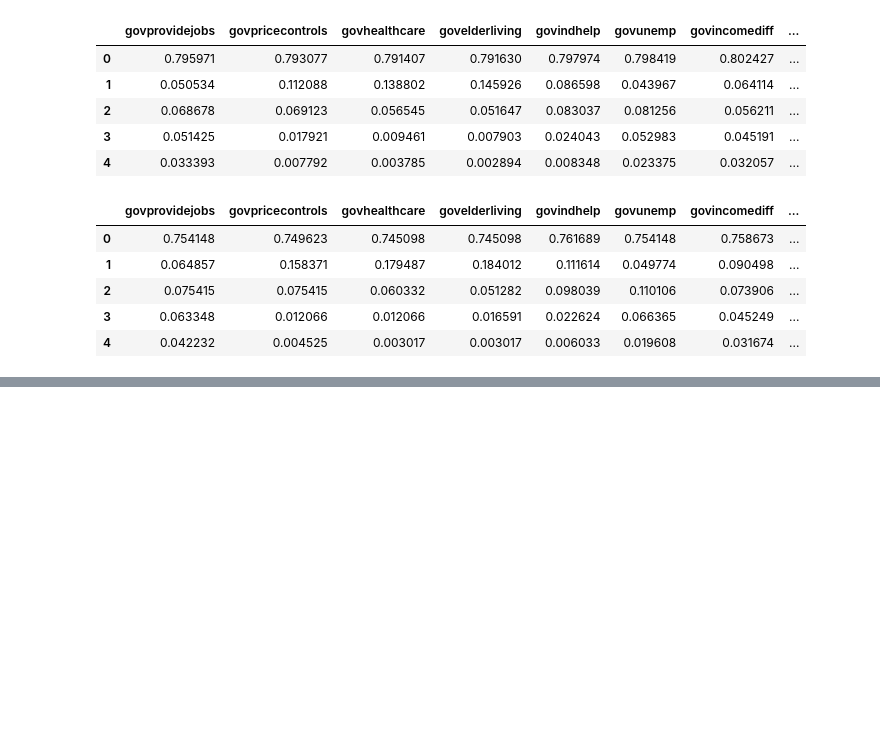
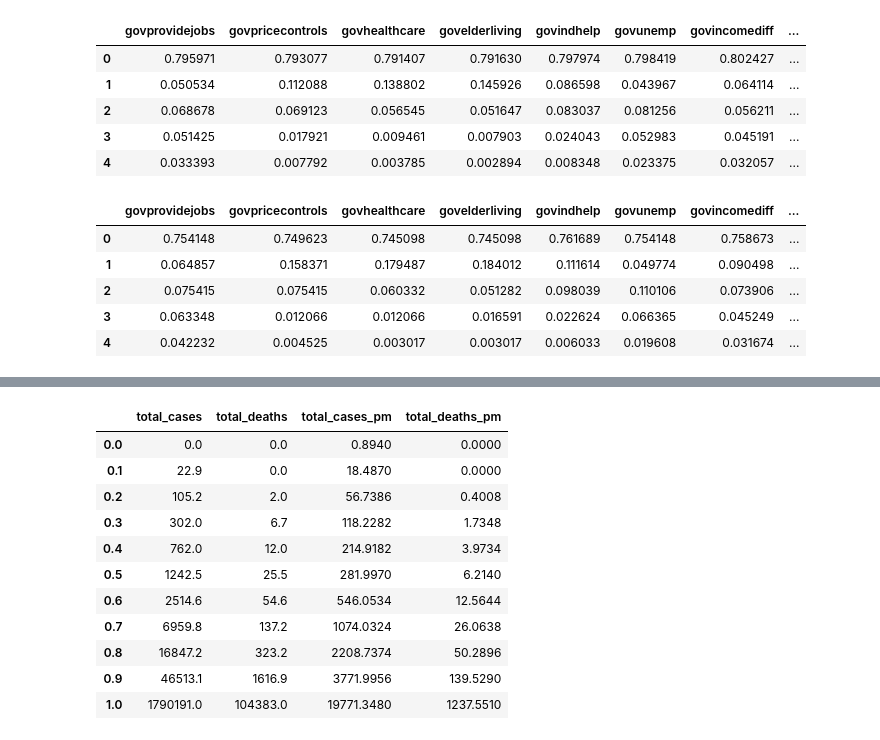
Before and after one commit to Marcin-Lewandowski-w-wa/Cheatsheet, a Jupyter notebook: czyszczenie_danych.ipynb, the cells around one changed output, grey strips where cells are left out. Saved outputs shown, nothing was run; the diff lists cells and outputs as text; code cells hidden in the pictures; blank space fills up the shorter version.

```diff
--- a/czyszczenie_danych.ipynb
+++ b/czyszczenie_danych.ipynb
@@ -895,0 +947,17 @@ nls97.query("maritalstatus == 1").filter(like = 'gov').apply(lambda x : x.value_
+# %%
+vars = ['total_cases', 'total_deaths', 'total_cases_pm', 'total_deaths_pm']
+# %%
+covid[vars].quantile(np.arange(0.0, 1.1, 0.1))
+# %% [output]
+|  | total_cases | total_deaths | total_cases_pm | total_deaths_pm |
+| 0.0 | 0.0 | 0.0 | 0.8940 | 0.0000 |
+| 0.1 | 22.9 | 0.0 | 18.4870 | 0.0000 |
+| 0.2 | 105.2 | 2.0 | 56.7386 | 0.4008 |
+| 0.3 | 302.0 | 6.7 | 118.2282 | 1.7348 |
+| 0.4 | 762.0 | 12.0 | 214.9182 | 3.9734 |
+| 0.5 | 1242.5 | 25.5 | 281.9970 | 6.2140 |
+| 0.6 | 2514.6 | 54.6 | 546.0534 | 12.5644 |
+| 0.7 | 6959.8 | 137.2 | 1074.0324 | 26.0638 |
+| 0.8 | 16847.2 | 323.2 | 2208.7374 | 50.2896 |
+| 0.9 | 46513.1 | 1616.9 | 3771.9956 | 139.5290 |
+| 1.0 | 1790191.0 | 104383.0 | 19771.3480 | 1237.5510 |
```
Also changed, not shown: parts of 11 cells of this notebook.
